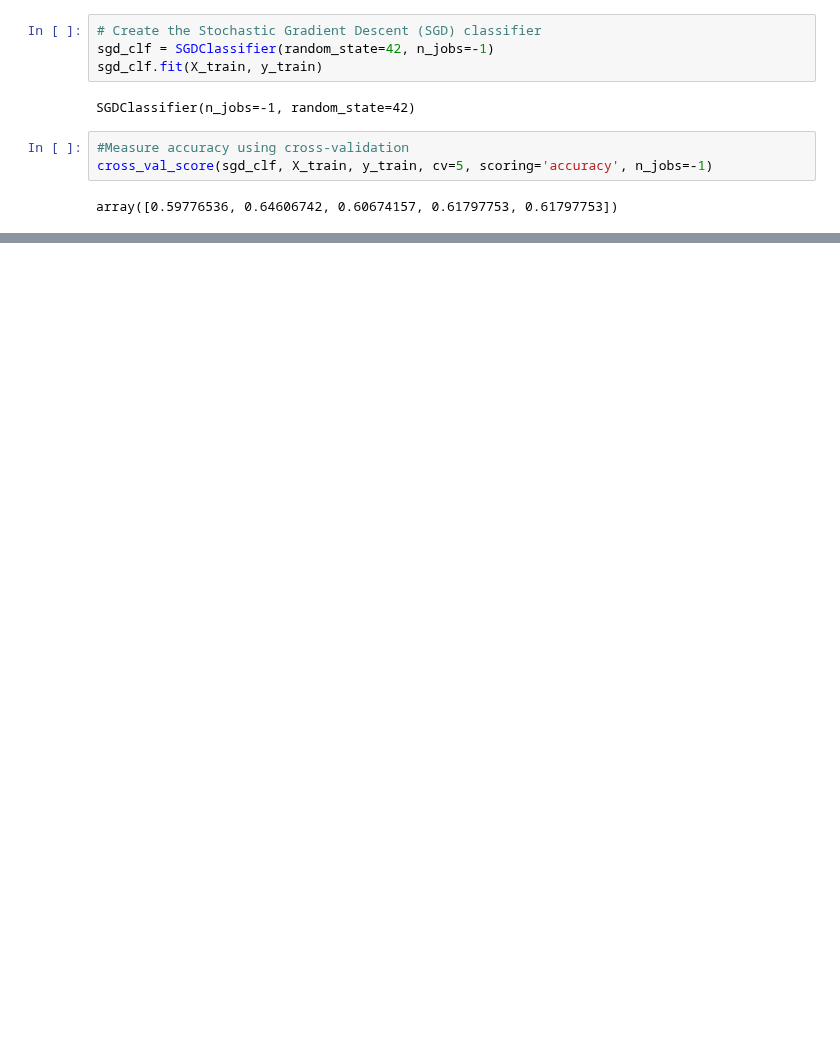
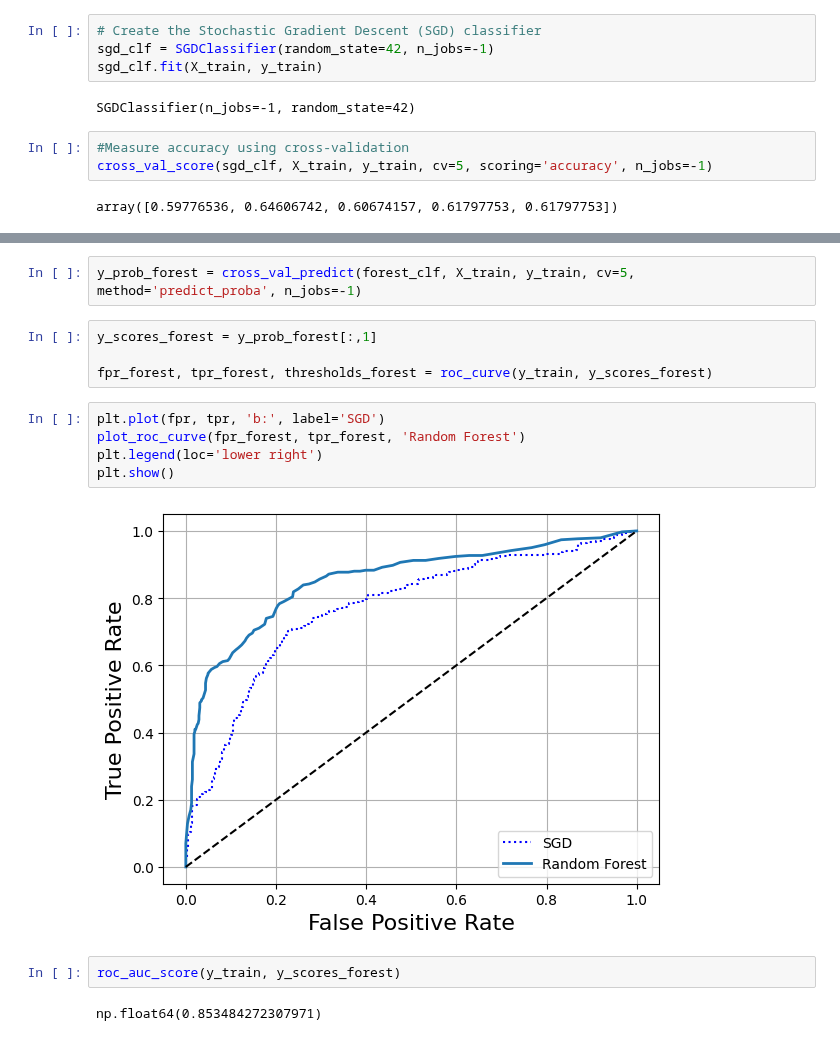
Before and after one commit to alinemitri/hands-on-ML-book, a Jupyter notebook: 03_titanic.ipynb, the cells around one changed output, grey strips where cells are left out. Saved outputs shown, nothing was run; the diff lists cells and outputs as text; blank space fills up the shorter version.

```diff
--- a/03_titanic.ipynb
+++ b/03_titanic.ipynb
@@ -281,0 +358,17 @@ array([0.59776536, 0.64606742, 0.60674157, 0.61797753, 0.61797753])
+# %%
+y_prob_forest = cross_val_predict(forest_clf, X_train, y_train, cv=5, method='predict_proba', n_jobs=-1)
+# %%
+y_scores_forest = y_prob_forest[:,1]
+
+fpr_forest, tpr_forest, thresholds_forest = roc_curve(y_train, y_scores_forest)
+# %%
+plt.plot(fpr, tpr, 'b:', label='SGD')
+plot_roc_curve(fpr_forest, tpr_forest, 'Random Forest')
+plt.legend(loc='lower right')
+plt.show()
+# %% [output]
+[figure, added]
+# %%
+roc_auc_score(y_train, y_scores_forest)
+# %% [output]
+np.float64(0.853484272307971)
```
Also changed, not shown: parts of 20 cells of this notebook, 1 other file.
